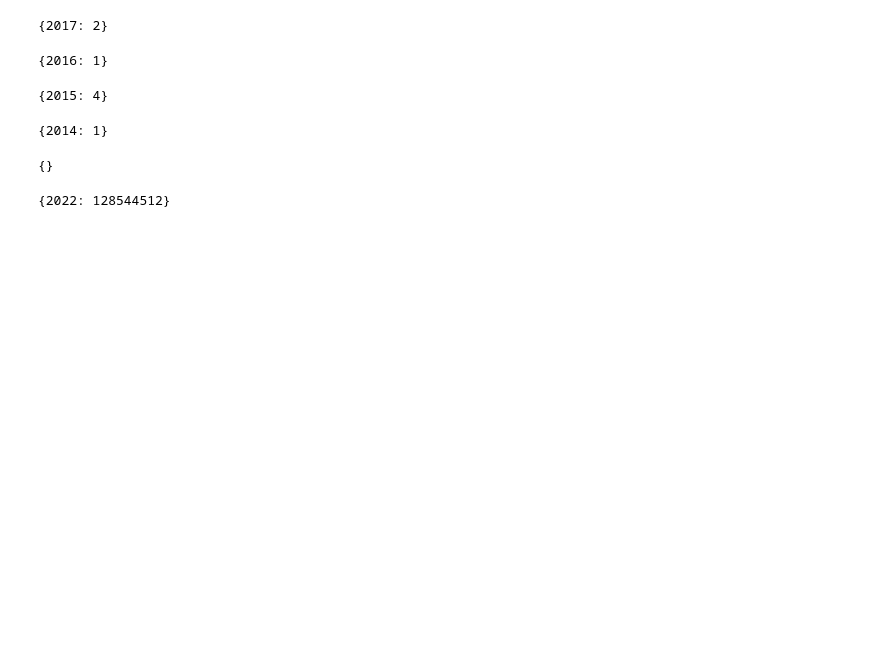
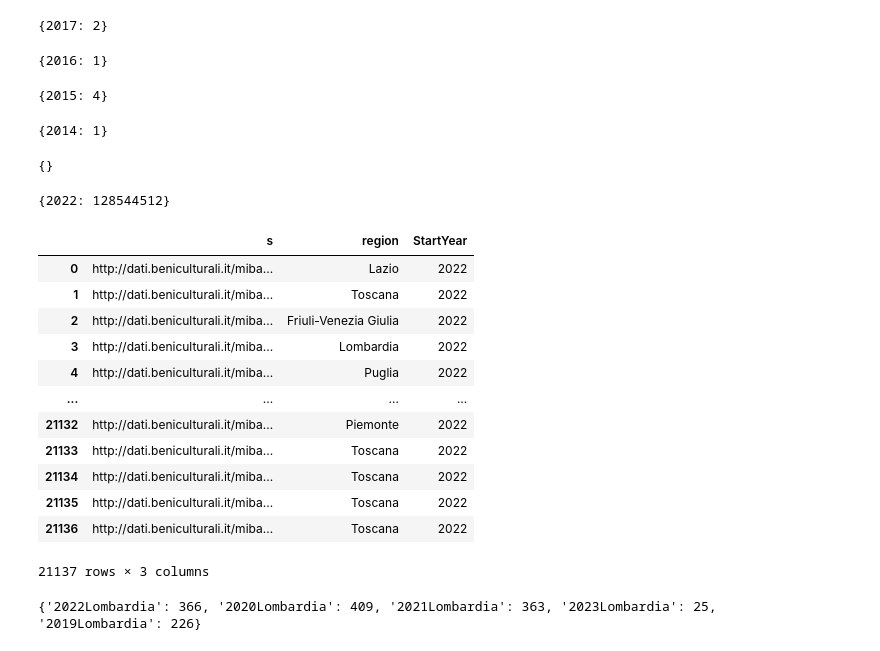
Before and after one commit to Infoviz-ICD/Infoviz-ICD, a Jupyter notebook: CulturalEvents/culturalevents.ipynb, the cells around one changed output. Saved outputs shown, nothing was run; the diff lists cells and outputs as text; code cells hidden in the pictures; blank space fills up the shorter version.

```diff
--- a/CulturalEvents/culturalevents.ipynb
+++ b/CulturalEvents/culturalevents.ipynb
@@ -540,3 +540,79 @@ for index, row in df_start_end_time.iterrows():
 print(counts)
 # %% [output]
 {2022: 128544512}
+# %%
+from sparql_dataframe import get
+import ssl
+endpoint = 'https://dati.cultura.gov.it/sparql'
+ssl._create_default_https_context = ssl._create_unverified_context
+
+query = '''
+SELECT DISTINCT (?s) ?region (year(xsd:dateTime(?starttime)) as ?StartYear) WHERE {
+ ?s a cis:CulturalEvent;
+rdfs:label ?event.
+?s cis:isHostedBySite ?o.
+?s tiapit:atTime ?time.
+?time tiapit:startTime ?starttime;
+tiapit:endTime ?endtime.
+?o rdfs:label ?site.
+?o cis:siteAddress ?address.
+?address clvapit:hasRegion ?regionurl.
+?regionurl rdfs:label ?region
+
+
+}
+'''
+
+EventsStart = get(endpoint, query)
+EventsStart
+# %% [output]
+|  | s | region | StartYear |
+| 0 | http://dati.beniculturali.it/miba... | Lazio | 2022 |
+| 1 | http://dati.beniculturali.it/miba... | Toscana | 2022 |
+| 2 | http://dati.beniculturali.it/miba... | Friuli-Venezia Giulia | 2022 |
+| 3 | http://dati.beniculturali.it/miba... | Lombardia | 2022 |
+| 4 | http://dati.beniculturali.it/miba... | Puglia | 2022 |
+| ... | ... | ... | ... |
+| 21132 | http://dati.beniculturali.it/miba... | Piemonte | 2022 |
+| 21133 | http://dati.beniculturali.it/miba... | Toscana | 2022 |
+| 21134 | http://dati.beniculturali.it/miba... | Toscana | 2022 |
+| 21135 | http://dati.beniculturali.it/miba... | Toscana | 2022 |
+| 21136 | http://dati.beniculturali.it/miba... | Toscana | 2022 |
+21137 rows × 3 columns
+# %%
+
+
+counts = dict()
+for index, row in EventsStart.iterrows():
+    if row["StartYear"] ==2010 and row["region"]=="Lombardia":
+        counts["2010Lombardia"] = counts.get("2010Lombardia", 0) + 1
+    elif row["StartYear"]==2011 and row["region"]=="Lombardia":
+        counts["2011Lombardia"] = counts.get("2011Lombardia", 0) + 1
+    elif row["StartYear"]==2012 and row["region"]=="Lombardia":
+        counts["2012Lombardia"] = counts.get("2012ombardia", 0) + 1
+    elif row["StartYear"]==2013 and row["region"]=="Lombardia":
+        counts["2013Lombardia"] = counts.get("2013Lombardia", 0) + 1
+    elif row["StartYear"]==2014 and row["region"]=="Lombardia":
+        counts["2014Lombardia"] = counts.get("2014Lombardia", 0) + 1
+    elif row["StartYear"]==2015 and row["region"]=="Lombardia":
+        counts["2015Lombardia"] = counts.get("2015Lombardia", 0) + 1
+    elif row["StartYear"]==2016 and row["region"]=="Lombardia":
+        counts["2016Lombardia"] = counts.get("2016Lombardia", 0) + 1
+    elif row["StartYear"]==2017 and row["region"]=="Lombardia":
+        counts["2017Lombardia"] = counts.get("2017Lombardia", 0) + 1
+    elif row["StartYear"]==2018 and row["region"]=="Lombardia":
+        counts["2018Lombardia"] = counts.get("2018Lombardia", 0) + 1
+    elif row["StartYear"]==2019 and row["region"]=="Lombardia":
+        counts["2019Lombardia"] = counts.get("2019Lombardia", 0) + 1
+    elif row["StartYear"]==2020 and row["region"]=="Lombardia":
+        counts["2020Lombardia"] = counts.get("2020Lombardia", 0) + 1
+    elif row["StartYear"]==2021 and row["region"]=="Lombardia":
+        counts["2021Lombardia"] = counts.get("2021Lombardia", 0) + 1
+    elif row["StartYear"]==2022 and row["region"]=="Lombardia":
+        counts["2022Lombardia"] = counts.get("2022Lombardia", 0) + 1
+    elif row["StartYear"]==2023 and row["region"]=="Lombardia":
+        counts["2023Lombardia"] = counts.get("2023Lombardia", 0) + 1
+
+print(counts)
+# %% [output]
+{'2022Lombardia': 366, '2020Lombardia': 409, '2021Lombardia': 363, '2023Lombardia': 25, '2019Lombardia': 226}
```
Also changed, not shown: parts of 2 cells of this notebook.
